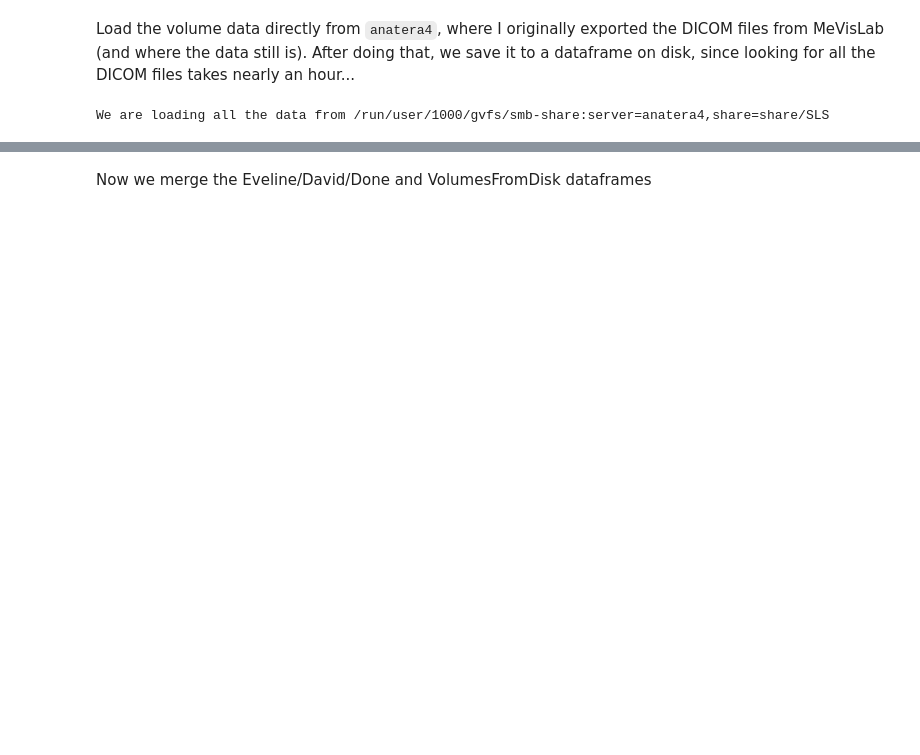
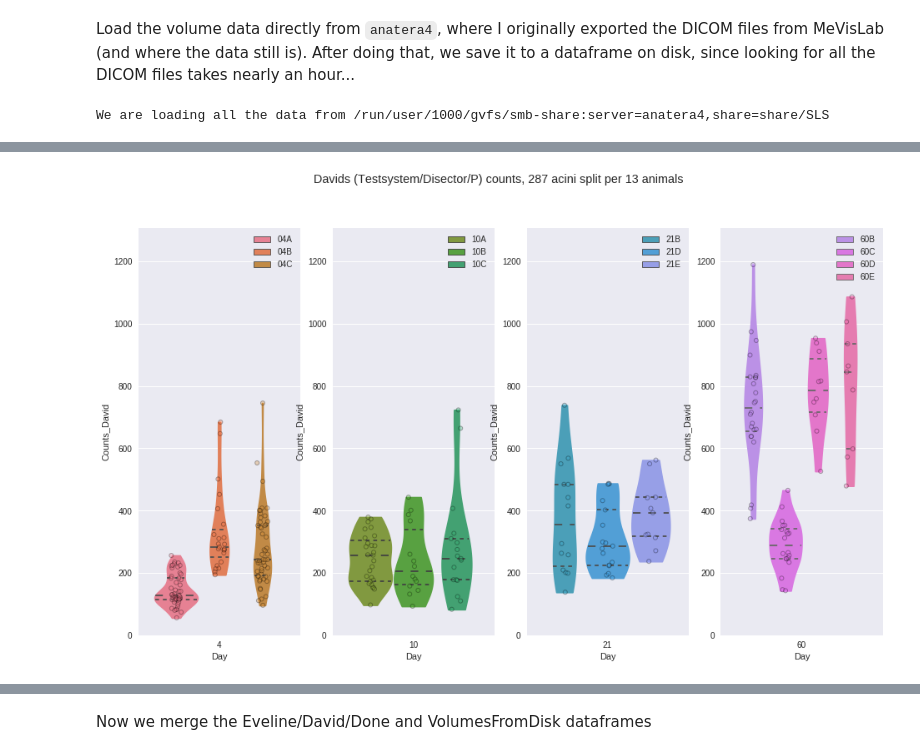
Before and after one commit to habi/acinar-analysis, a Jupyter notebook: Acinar and alveolar number.ipynb, the cells around one changed output, grey strips where cells are left out. Saved outputs shown, nothing was run; the diff lists cells and outputs as text; code cells hidden in the pictures; blank space fills up the shorter version.

```diff
--- a/Acinar and alveolar number.ipynb
+++ b/Acinar and alveolar number.ipynb
@@ -438,14 +529,19 @@ ourpalette = {animal: ourcolors[c] for c, animal in enumerate(sorted(pandas.uniq
 # %%
-for c, d in enumerate(sorted(pandas.unique(Eveline.Day))):
+for c, d in enumerate(sorted(pandas.unique(Done.Day))):
     plt.subplot(1, len(pandas.unique(Done.Day)), c + 1)
-    bxplt = seaborn.violinplot(data=Done.loc[Done.Day == d], x='Day', y='Counts_Eveline',
-                               hue='Animal', palette=ourpalette, cut=0, inner='quartiles')
-    swrmplt = seaborn.swarmplot(data=Done.loc[Done.Day == d], x='Day', y='Counts_Eveline', hue='Animal',
+    bxplt = seaborn.violinplot(data=Done.loc[Done.Day == d], x='Day', y='Counts_David',
+                               hue='Animal',
+                               hue_order=sorted(pandas.unique(Done.loc[Done.Day == d]['Animal'])),
+                               palette=ourpalette, cut=0, inner='quartiles')
+    swrmplt = seaborn.stripplot(data=Done.loc[Done.Day == d], x='Day', y='Counts_David', hue='Animal', jitter=True,
+                                hue_order=sorted(pandas.unique(Done.loc[Done.Day == d]['Animal'])),
                                 split=True, linewidth=1, palette=ourpalette, edgecolor='k', alpha=0.309)
     handles, labels = plt.gca().get_legend_handles_labels()
-    plt.ylim([0, 1.1 * Done.Counts_Eveline.max()])
-    bxplt.legend(handles[:len(handles)//2], labels[:len(labels)//2])
-plt.suptitle('Evelines (Bridge/Q) counts, %s acini split per %s animals' % (len(Eveline),
-                                                                            len(pandas.unique(Eveline.Animal))))
-plt.savefig(os.path.join(imgdir, 'counts_day-eveline.png'), bbox_inches='tight')
+    plt.ylim([0, 1.1 * Done.Counts_David.max()])
+    bxplt.legend(handles[:len(handles)//2], labels[:len(labels)//2], loc='upper right')
+plt.suptitle('Davids (Testsystem/Disector/P) counts, %s acini split per %s animals' % (len(David),
+                                                                                       len(pandas.unique(David.Animal))))
+plt.savefig(os.path.join(imgdir, 'counts_day-david.png'), bbox_inches='tight')
 plt.show()
+# %% [output]
+[figure, added]
```
Also changed, not shown: parts of 49 cells of this notebook.
